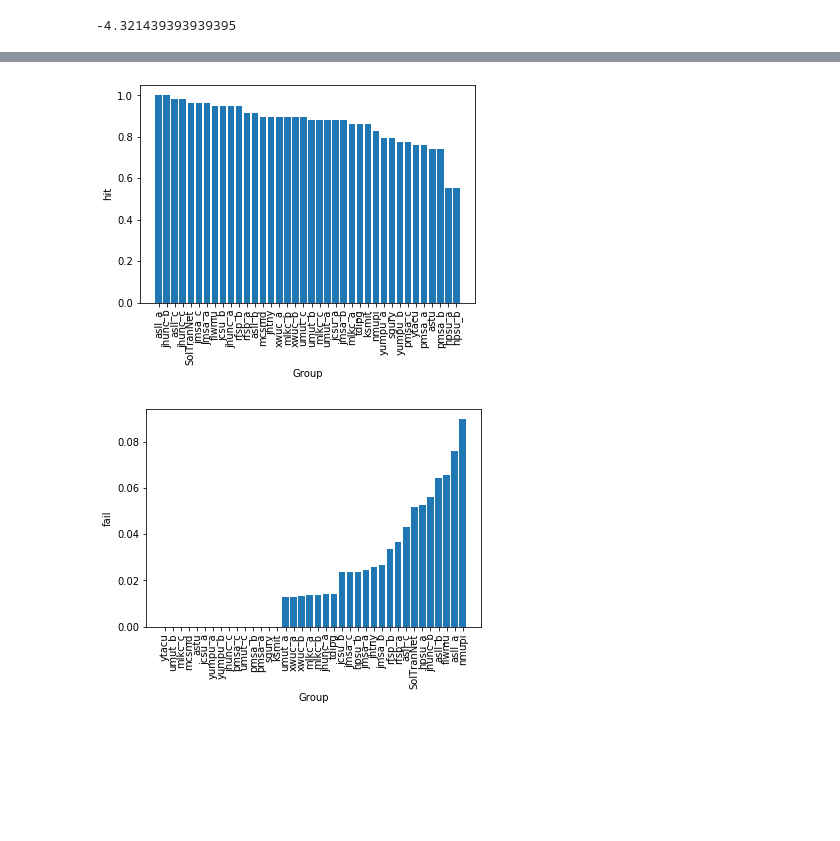
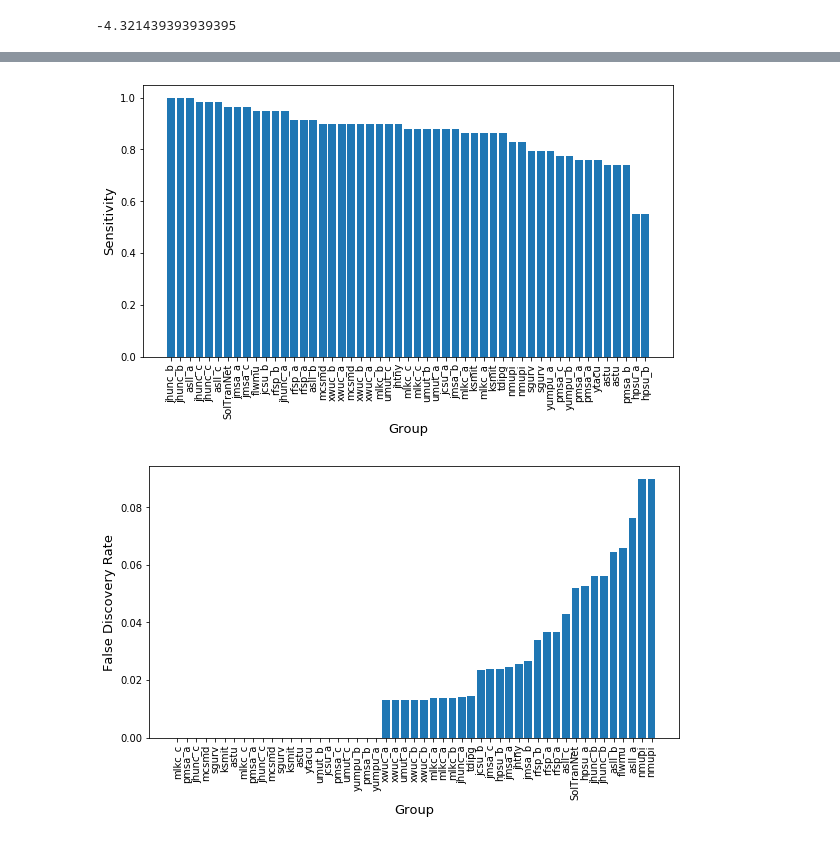
Before and after one commit to francoep/SolTranNet_paper, a Jupyter notebook: Making_Figures.ipynb, the cells around one changed output, grey strips where cells are left out. Cells and saved outputs as stored; diff of their text form; code cells hidden in the pictures; blank space fills up the shorter version.

```diff
--- a/Making_Figures.ipynb
+++ b/Making_Figures.ipynb
@@ -116,5 +110,7 @@ for thing in ['R2','RMSE']:
     plt.legend()
     plt.ylabel(thing)
     plt.xlabel('Dynamic Stopping')
+    plt.rc('axes',labelsize=13)
+    plt.rc('axes',titlesize=13)
     plt.savefig(f'figures/final_model_ind_dyn_{thing}.pdf')
 # %% [output]
@@ -277,7 +273,7 @@ for d in basedirs:
             plt.ylim((1.0,1.72))
         else:
             plt.ylim((0.55,0.80))
-        plt.ylabel(thing)
+        plt.ylabel(thing.replace('s',''))
         plt.legend()
         plt.xlabel('Test Set')
         plt.savefig(f'figures/{d.split("_")[-2]}_saltfragfirst_{thing}_boxplots.pdf')
@@ -639,7 +643,4 @@ def calc_stats(pred_array, true_array, insol_thresh=-6, lower_sol_thresh=-4, upp
     insol_mask=true_array <= insol_thresh
     fail=np.sum(insol_mask & pred_mask) / float(np.sum(pred_mask))
 
-    #calculating the Miss%
-    miss=1-hit
-
     return hit,fail,np.sum(true_mask),np.sum(pred_mask)
@@ -699,20 +700,21 @@ for k in keys:
         data['fail'].append((k,fail))
 # %%
 for k in data:
-    fig=plt.figure()
+    fig=plt.figure(figsize=(9.5,5))
     if k=='hit':
         all_data=sorted(data[k],key=lambda x:x[1],reverse=True)
+        plt.ylabel('Sensitivity')
     else:
         all_data=sorted(data[k],key=lambda x:x[1])
+        plt.ylabel('False Discovery Rate')
 
     labels=[x[0] for x in all_data]
     ys=[x[1] for x in all_data]
     x_pos=[i for i,_ in enumerate(all_data)]
-
+    colors=['purple' if x[0]=='SolTranNet' else 'green']
     plt.bar(x_pos,ys)
     plt.xlabel('Group')
-    plt.ylabel(k)
     plt.xticks(x_pos,labels,rotation='vertical')
 # %% [output]
-[figure, old version]
+[figure, new version]
-[figure, old version]
+[figure, new version]
```
Also changed, not shown: parts of 14 cells of this notebook, 15 other files.
